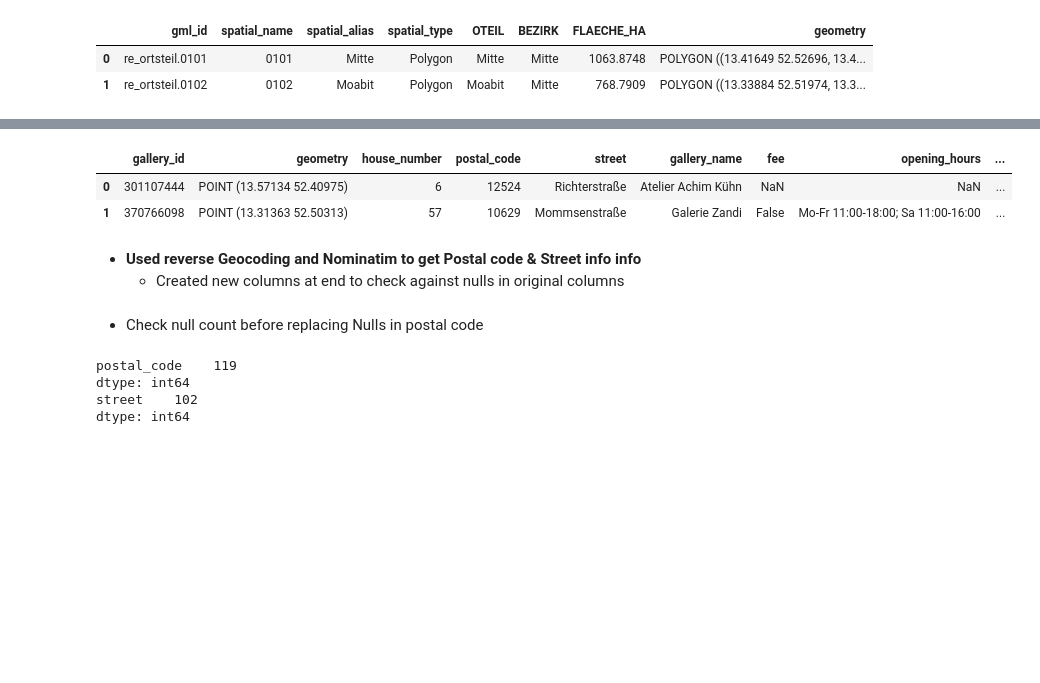
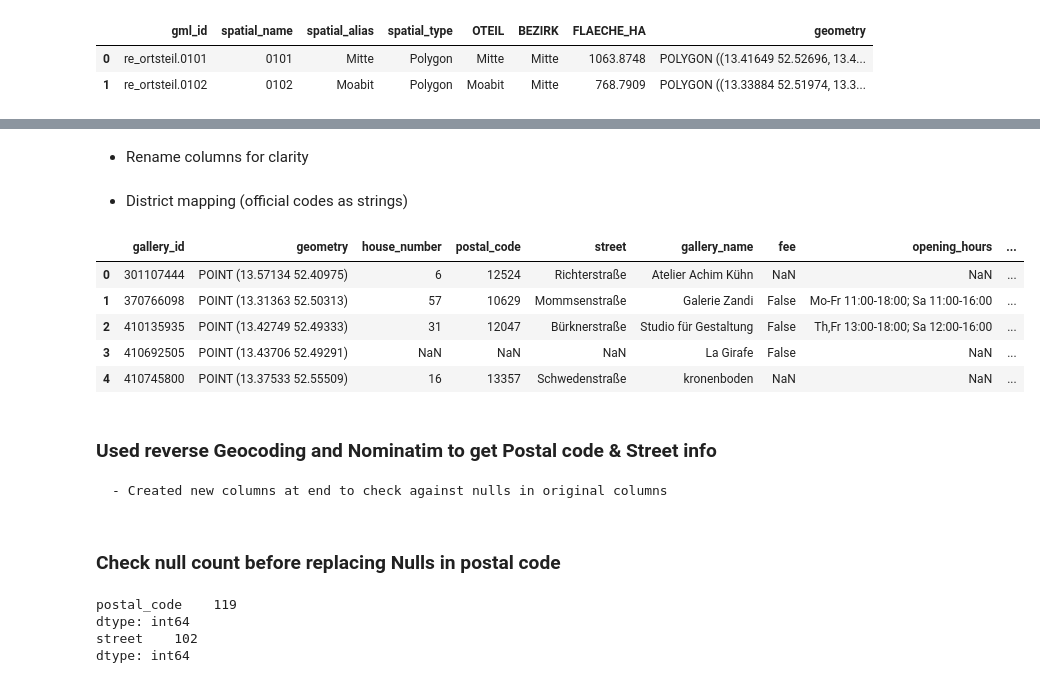
Before and after one commit to Nigar1209/berlin-poi-osm-pipeline, a Jupyter notebook: museums_galleries/scripts/galleries_data_transformation.ipynb, the cells around one changed output, grey strips where cells are left out. Cells and saved outputs as stored; diff of their text form; code cells hidden in the pictures; blank space fills up the shorter version.

```diff
--- a/museums_galleries/scripts/galleries_data_transformation.ipynb
+++ b/museums_galleries/scripts/galleries_data_transformation.ipynb
@@ -213,4 +216,6 @@ gallery_df_district = gpd.sjoin(
     how="left",
     predicate="within"
 )
+# %% [markdown]
+- Rename columns for clarity
 # %%
@@ -219,4 +224,6 @@ gallery_df_district = gallery_df_district.rename(columns={
     "BEZIRK": "district",
     "spatial_name": "neighbourhood_id"
 }).drop(columns=["index_right"])  # drop district_number if not needed
+# %% [markdown]
+- District mapping (official codes as strings)
 # %%
@@ -239,13 +245,16 @@ district_mapping = {
 # Apply mapping to create district_id column (string)
 gallery_df_district['district_id'] = gallery_df_district['district'].map(district_mapping).astype(str)
 # %%
-gallery_df_district.head(2)
+gallery_df_district.head()
 # %% [output]
 |  | gallery_id | geometry | house_number | postal_code | street | gallery_name | fee | opening_hours | ... |
 | 0 | 301107444 | POINT (13.57134 52.40975) | 6 | 12524 | Richterstraße | Atelier Achim Kühn | NaN | NaN | ... |
 | 1 | 370766098 | POINT (13.31363 52.50313) | 57 | 10629 | Mommsenstraße | Galerie Zandi | False | Mo-Fr 11:00-18:00; Sa 11:00-16:00 | ... |
+| 2 | 410135935 | POINT (13.42749 52.49333) | 31 | 12047 | Bürknerstraße | Studio für Gestaltung | False | Th,Fr 13:00-18:00; Sa 12:00-16:00 | ... |
+| 3 | 410692505 | POINT (13.43706 52.49291) | NaN | NaN | NaN | La Girafe | False | NaN | ... |
+| 4 | 410745800 | POINT (13.37533 52.55509) | 16 | 13357 | Schwedenstraße | kronenboden | NaN | NaN | ... |
 # %% [markdown]
-- **Used reverse Geocoding and Nominatim to get Postal code & Street info info**
+### Used reverse Geocoding and Nominatim to get Postal code & Street info
     - Created new columns at end to check against nulls in original columns
 # %%
 tqdm.pandas()
@@ -269,7 +278,7 @@ gallery_df_district[['postal_code_from_geo', 'street_from_geo']] = gallery_df_di
 # %%
 gallery_full = gallery_df_district.copy()
 # %% [markdown]
-- Check null count before replacing Nulls in postal code
+### Check null count before replacing Nulls in postal code
 # %%
 print(gallery_full[['postal_code']].isnull().sum())
 print(gallery_full[['street']].isnull().sum())
```
Also changed, not shown: parts of 42 cells of this notebook, 18 other files.
